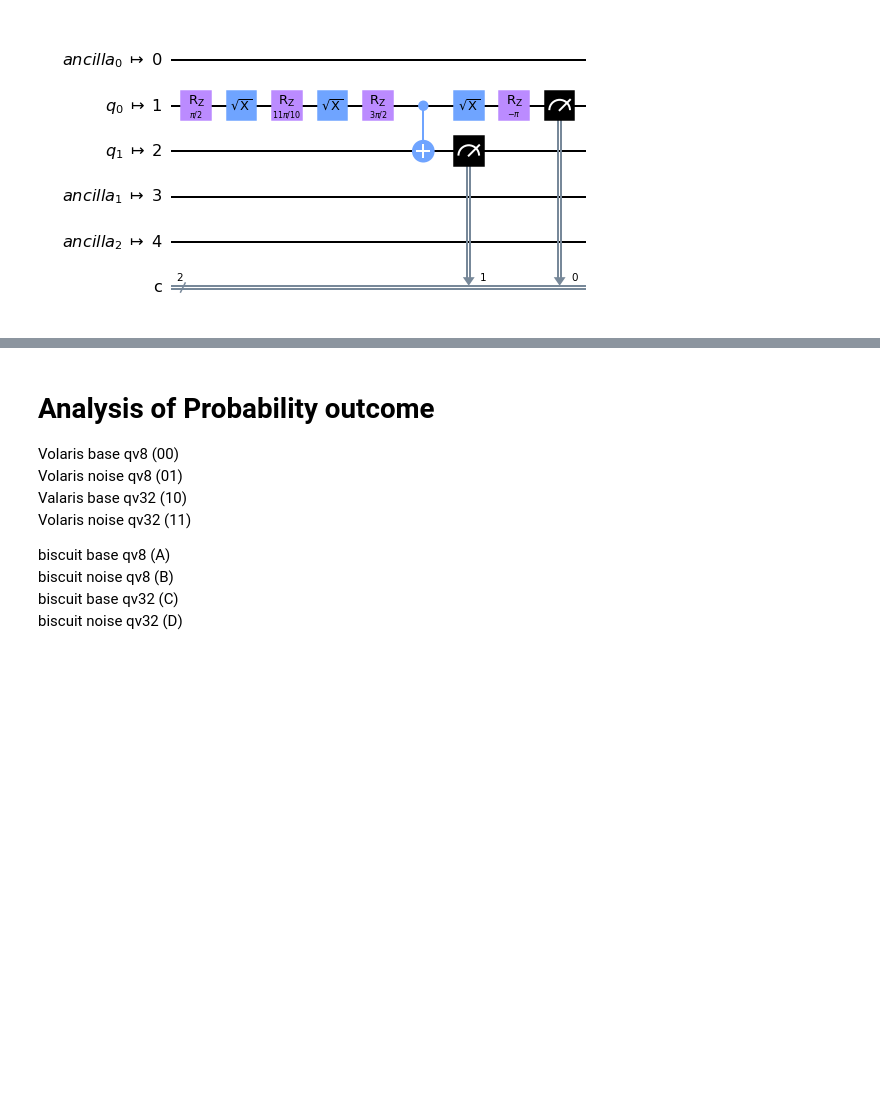
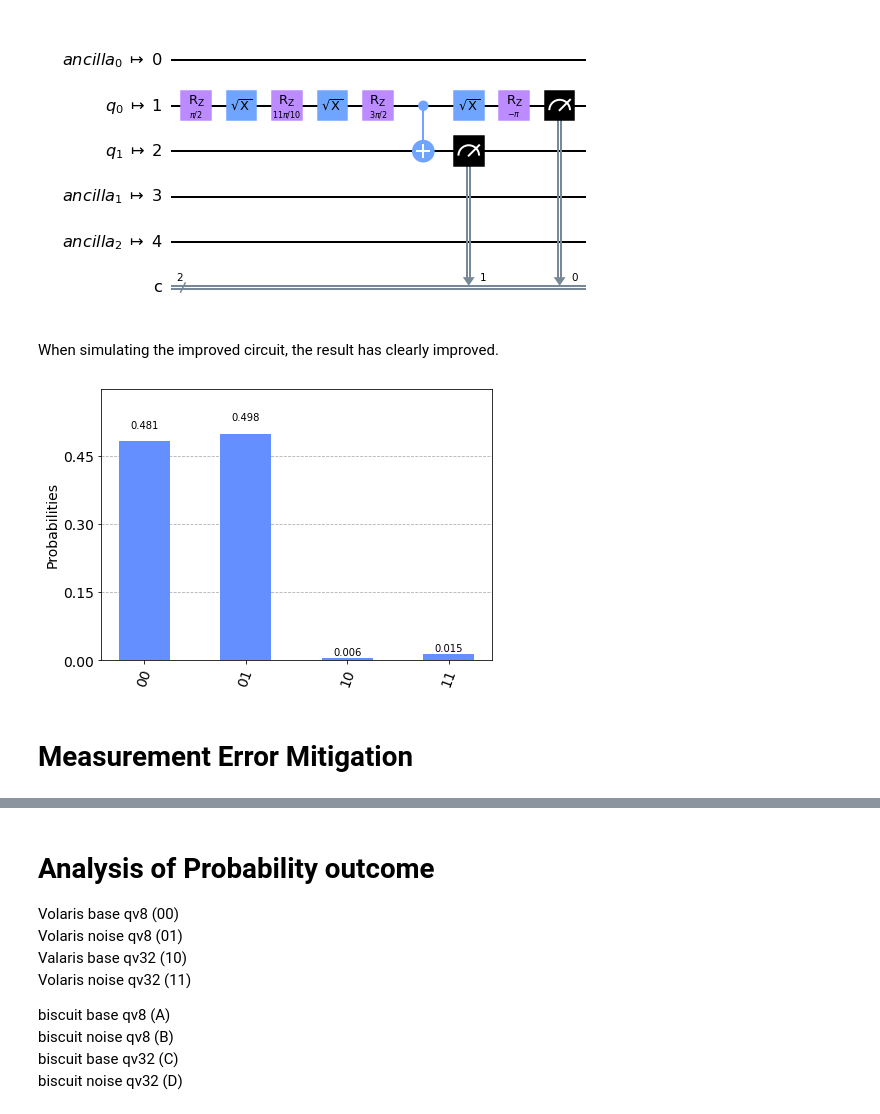
Before and after one commit to NiklasElsaesser/Quantum-Biscuit, a Jupyter notebook: Quantum-Biscuit-Optimization.ipynb, the cells around one changed output, grey strips where cells are left out. Cells and saved outputs as stored; diff of their text form; code cells hidden in the pictures; blank space fills up the shorter version.

```diff
--- a/Quantum-Biscuit-Optimization.ipynb
+++ b/Quantum-Biscuit-Optimization.ipynb
@@ -130,3 +146,19 @@ Output of the transpiled Circuit
 transpiled_circuit.draw(output='mpl')
 # %% [output]
 [figure]
+# %% [markdown]
+When simulating the improved circuit, the result has clearly improved.
+# %%
+# Running the basic bomb tester circuit
+simulator = QasmSimulator()
+
+job = simulator.run(transpiled_circuit, shots)
+result = job.result()
+counts = result.get_counts(transpiled_circuit)
+
+
+plot_histogram(counts)
+# %% [output]
+[figure, added]
+# %% [markdown]
+# Measurement Error Mitigation
```
Also changed, not shown: parts of 22 cells of this notebook.
